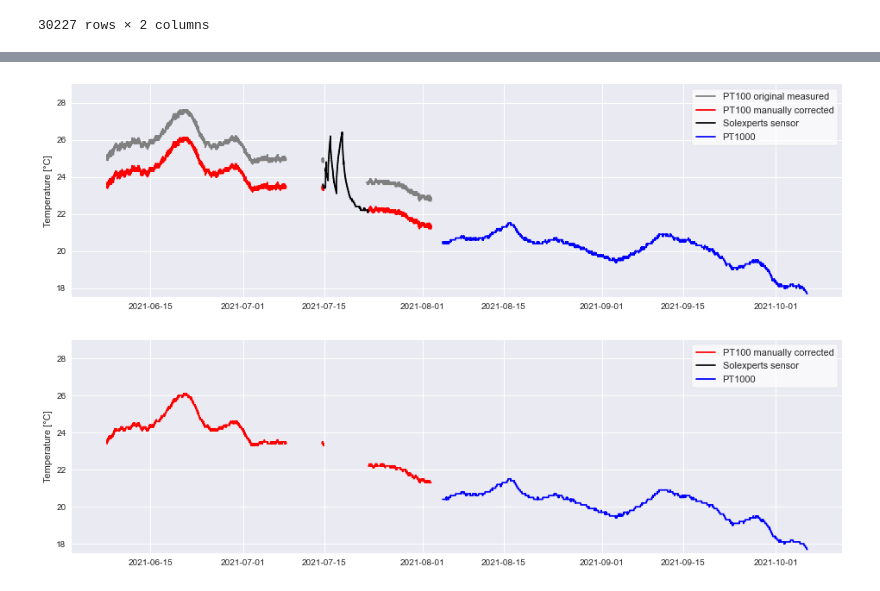
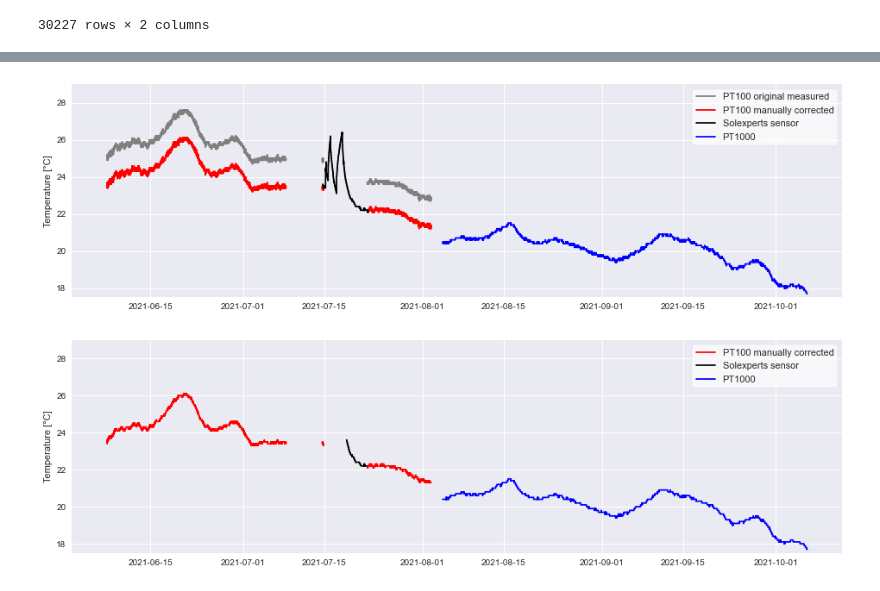
Before and after one commit to mvwick/Scripts_Masterarbeit, a Jupyter notebook: tlogger_to_python.ipynb, the cells around one changed output, grey strips where cells are left out. Saved outputs shown, nothing was run; the diff lists cells and outputs as text; code cells hidden in the pictures.

```diff
--- a/tlogger_to_python.ipynb
+++ b/tlogger_to_python.ipynb
@@ -199,15 +167,20 @@ tlogger_sol.columns = ["Channel1-Watertank"] # name is does not fit to this data
+# %%
+# data from solexperts, which can be used for my calibration
+tlogger_sol = import_solexpert_tlogger(path_DTS_processed = r"..\Alsdorf\Daten\DTS_processed")
+tlogger_sol.columns=["Channel1-Watertank"] # rename so it fits to other dataframes in this notebook
 # %%
-# Übergangslösung bis PT1000 mehr Daten hat
 # correct old data
 df_Tlogger_PT100["Channel1-Watertank"] = df_Tlogger_PT100["Channel1-Watertank"] - 1.5
 
-# add PT1000 data
+# create new dataframe which conatains all data
 df_Tlogger_übergang = pd.DataFrame(columns=["Channel1-Watertank","Channel2-Air"]) #,"Channel1_rolling_mean"
 df_Tlogger_übergang["Channel1-Watertank"] = df_Tlogger_PT1000["Channel1_PT1000"]
 #df_Tlogger_übergang["Channel1_rolling_mean"] = df_Tlogger_PT1000["Channel1-PT1000_rolling_mean"]
-df_Tlogger_PT100 = pd.concat([df_Tlogger_PT100, df_Tlogger_übergang]).sort_index()
+df_Tlogger_PT100_übergang2 = pd.concat([df_Tlogger_PT100, df_Tlogger_übergang]).sort_index()
 
 # add also some data from solexperts, which can be used for my calibration
     # --> outside heating and cooling phase
     # drop the data of our dataframe before concat, so nothing is doubled
-df_Tlogger_all = pd.concat([df_Tlogger_PT100.drop(df_Tlogger_PT100[16160:16160+410].index), tlogger_sol[6000:]]).sort_index()
+df_Tlogger_all = pd.concat([df_Tlogger_PT100_übergang2.drop(df_Tlogger_PT100_übergang2[16160:16160+410].index), tlogger_sol[6000:]]).sort_index()
+del df_Tlogger_PT100_übergang2
+del df_Tlogger_übergang
@@ -272,0 +187,7 @@ df_Tlogger_all
+# %%
+print("df_PT100")
+df_Tlogger_PT100 = add_nan_val_in_datagaps(df_Tlogger_PT100,minutes_gap=3.1)
+print("df_PT1000")
+df_Tlogger_PT1000 = add_nan_val_in_datagaps(df_Tlogger_PT1000,minutes_gap=3.1)
+print("df_Tlogger_all")
+df_Tlogger_all = add_nan_val_in_datagaps(df_Tlogger_all,minutes_gap=3.1)
@@ -277,7 +205,7 @@ df_Tlogger_PT100["Channel1_rolling_mean"]=df_Tlogger_PT100["Channel1-Watertank"]
 
 df_Tlogger_PT1000["Channel1-PT1000_rolling_mean"]=df_Tlogger_PT1000["Channel1_PT1000"].rolling(5,min_periods=3, center = True).mean() # 15 min window time
 
-df_Tlogger_all["Channel1_rolling_mean"]=df_Tlogger_PT100["Channel1-Watertank"].rolling(5,min_periods=3, center = True).mean() # 15 min window time
+df_Tlogger_all["Channel1_rolling_mean"]=df_Tlogger_all["Channel1-Watertank"].rolling(5,min_periods=3, center = True).mean() # 15 min window time
 # %%
 # round data to significant position
 df_Tlogger_PT100 = round(df_Tlogger_PT100,1)
@@ -345,14 +275,16 @@ plt.show()
 # %%
+# Plot water tank temperature
 fig,axs=plt.subplots(2,1,figsize=(16,10))
 ymin=17.5; ymax=29
 dftlog=df_Tlogger_all["Channel1-Watertank"]
 dftlog_rolling=df_Tlogger_all["Channel1_rolling_mean"]
 dftlog_sol=tlogger_sol["Channel1-Watertank"][100:] #skip first ones because they are very high
-# are not perfectly chosen, but due to data gaps its looks ok
+# are not perfectly chosen, but due to data gaps it looks ok
 border_temp1=20000
 border_temp2=26000
-border_temp3=32500
+border_temp3=32400
 
+# 0. Axes - all avaible data not averaged (rolling mean)
 #axs[0].set_title("Water Tank Temperature", fontsize="13")
 axs[0].plot(dftlog[:border_temp1].index,dftlog[:border_temp1].values + 1.5,color="grey", label="PT100 original measured")
 axs[0].plot(dftlog[:border_temp1].index,dftlog[:border_temp1].values,color="red", label="PT100 manually corrected")
@@ -362,33 +294,33 @@ axs[0].plot(dftlog[border_temp2:border_temp3].index,dftlog[border_temp2:border_t
 
 axs[0].plot(dftlog_sol.index,dftlog_sol.values, color="black", label="Solexperts sensor")
 
 axs[0].plot(dftlog[border_temp3:].index,dftlog[border_temp3:].values,color="blue", label="PT1000")
 
-
+# 1. Axes - rolling mean which is used for further processing the DTS data
 #axs[1].set_title("Data Used For Calibration - Rolling Mean", fontsize="13")
 axs[1].plot(dftlog_rolling[:border_temp1].index,dftlog_rolling[:border_temp1].values,color="red", label="PT100 manually corrected")
 
 axs[1].plot(dftlog_rolling[border_temp2:border_temp3].index,dftlog_rolling[border_temp2:border_temp3].values,color="red")
 
 axs[1].plot(dftlog_rolling[border_temp1:border_temp2].index,dftlog_rolling[border_temp1:border_temp2].values,color="black", label="Solexperts sensor")
 
 axs[1].plot(dftlog_rolling[border_temp3:].index,dftlog_rolling[border_temp3:].values,color="blue", label="PT1000")
 
-
+# Assecoirs
 for ax in axs:
     ax.set_ylim(ymin,ymax)
     ax.set_ylabel("Temperature [°C]")
     #ax.set_xlabel("Date")
     legend = ax.legend(fontsize=11, title_fontsize=12, frameon=True, loc="upper right")
     legend.get_frame().set_alpha(0.7) #not supported with eps
     legend.get_frame().set_facecolor("white")
 
 if plot_save:
     if masterthesis_save:
         plt.savefig(r"C:\Users\Mathis\Desktop\Masterthesis\Masterthesis_tex\figs\chap4\watertank_temperature.pdf", format="pdf",bbox_inches="tight")
         plt.savefig(r"C:\Users\Mathis\Desktop\Masterthesis\Masterthesis_tex\figs_raster\chap4\watertank_temperature.png", format="png",bbox_inches="tight",dpi=300)
     plt.savefig("pictures\watertank_temperature.png")
 
 plt.show()
 # %% [output]
-[figure, old version]
+[figure, new version]
```
Also changed, not shown: parts of 17 cells of this notebook, 38 other files.
